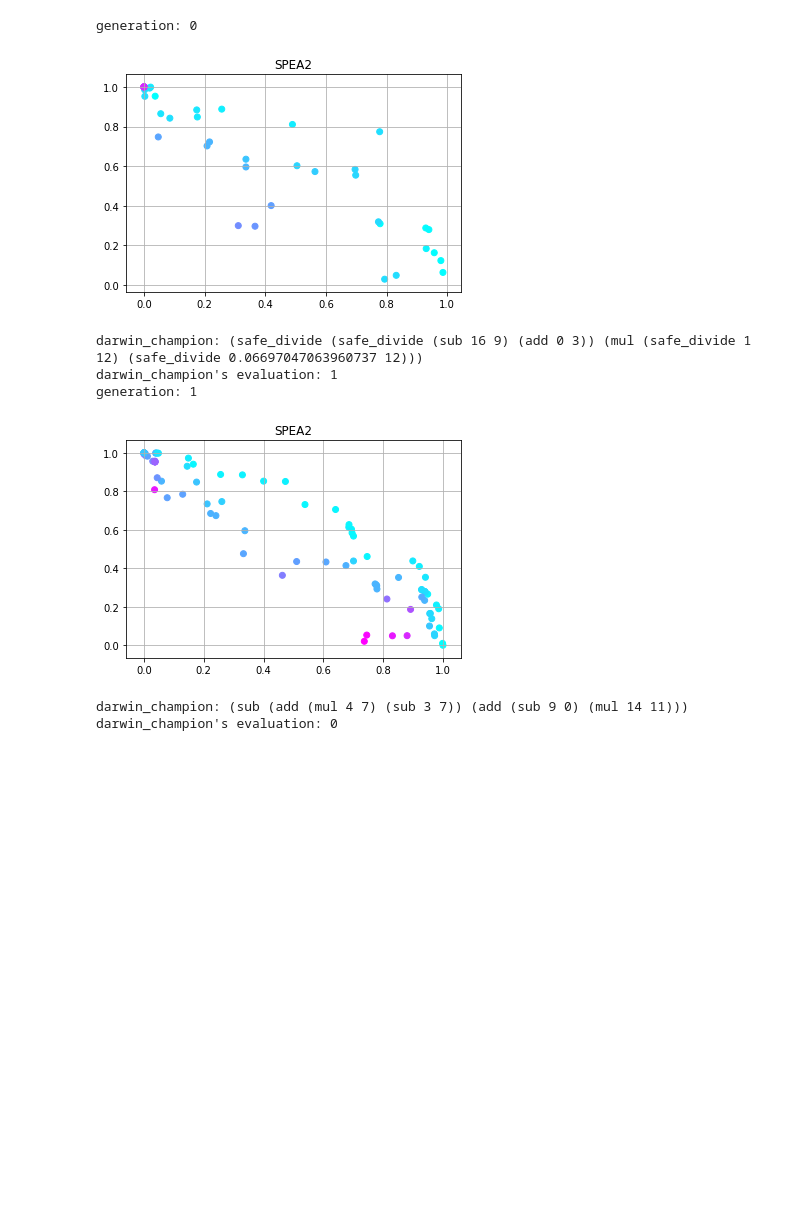
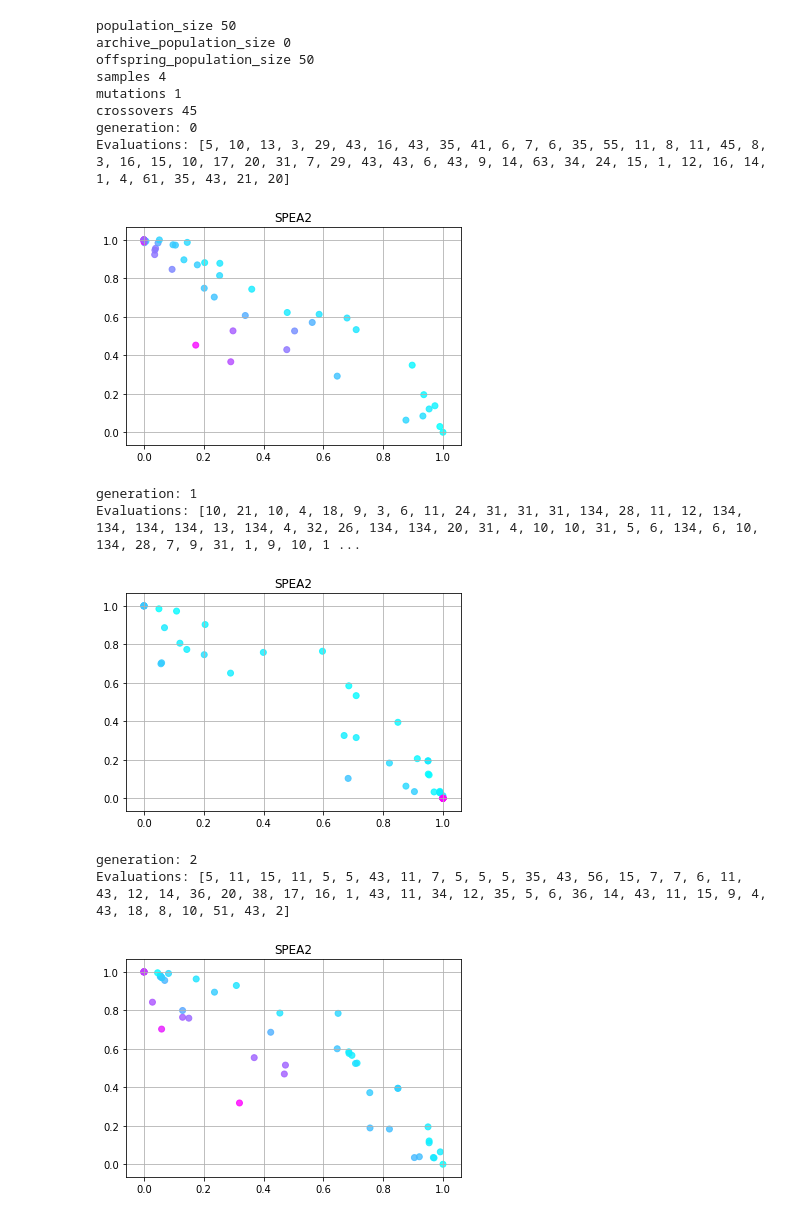
Before and after one commit to 33fred33/Machine-Learning-Algorithms-Hand-Implementation, a Jupyter notebook: MOPG.ipynb, the cells around one changed output. Cells and saved outputs as stored; diff of their text form; code cells hidden in the pictures; blank space fills up the shorter version.

```diff
--- a/MOPG.ipynb
+++ b/MOPG.ipynb
@@ -19,7 +17,7 @@ y = np.array(y)
 # %%
 #Function tools
 def feature_extractor(image, box_size = 6, stride = 6, ignore_borders = 2):
-    """Receives a numpy matrix as image, returns mean and standard deviation for every squared box"""
+    """Receives a numpy matrix as image, returns mean and standard deviation for every squared box in a list"""
     features = []
     image = image[ ignore_borders : -ignore_borders , ignore_borders : -ignore_borders]
     horizontal_jumps = int((image.shape[0] - box_size) / stride)
@@ -34,11 +32,11 @@ def feature_extractor(image, box_size = 6, stride = 6, ignore_borders = 2):
     return np.array(features)
 
 def colored_plot(x,y, values, title = "", colormap = "cool"):
-    """points are x,y pairs, values are used for colors"""
+    """points are x, y pairs, values are used for graduated coloring"""
     max_value = max(values)
     min_value = min(values)
-    colors = [(value - min_value) / (max_value - min_value) for value in values]
-    plt.scatter(x, y, c = colors, cmap = colormap)
+    colors = [1 - (value - min_value) / (max_value - min_value) for value in values]
+    plt.scatter(x, y, c = colors, cmap = colormap, alpha = 0.6)
     plt.title(title)
     plt.grid()
     plt.show()
@@ -125,6 +123,7 @@ def evaluate_fitness_SPEA2(nodes, test = False):
         evaluations.append(sum([strenghts[j] if positive_accuracies[i] <= positive_accuracies[j]
                                 and negative_accuracies[i] <= negative_accuracies[j]
                                 else 0 for j in range(population_size)]) + 1)
+    print("Evaluations:", evaluations)
     if Logs: colored_plot(positive_accuracies, negative_accuracies, evaluations, title = "SPEA2", colormap = "cool")
     return evaluations
 
@@ -379,6 +426,6 @@ class GeneticAlgorithm:
 # %%
 #Genetic Algorithm variables
-population_size = 50
+population_size = 100
 generations = 30
 p_crossover = 0.9
 p_mutation = 0.02
@@ -408,16 +456,23 @@ individuals_fitness = Model.evaluate([individual.fenotype for individual in popu
 # %%
-ga = GeneticAlgorithm(population_size, generations, p_crossover, p_mutation, p_sample)
+ga = GeneticAlgorithm(population_size, generations, sampling_method = "weighted_random", mutation_ratio = p_mutation, sample_ratio = p_sample)
 dc,cs = ga.fit(Model)
 
 #Results
 print("Darwin champion:", dc)
 print("Darwin champion score:", cs)
 # %% [output]
+population_size 50
+archive_population_size 0
+offspring_population_size 50
+samples 4
+mutations 1
+crossovers 45
 generation: 0
+Evaluations: [5, 10, 13, 3, 29, 43, 16, 43, 35, 41, 6, 7, 6, 35, 55, 11, 8, 11, 45, 8, 3, 16, 15, 10, 17, 20, 31, 7, 29, 43, 43, 6, 43, 9, 14, 63, 34, 24, 15, 1, 12, 16, 14, 1, 4, 61, 35, 43, 21, 20]
-[figure, old version]
+[figure, new version]
-darwin_champion: (safe_divide (safe_divide (sub 16 9) (add 0 3)) (mul (safe_divide 1 12) (safe_divide 0.06697047063960737 12)))
-darwin_champion's evaluation: 1
 generation: 1
+Evaluations: [10, 21, 10, 4, 18, 9, 3, 6, 11, 24, 31, 31, 31, 134, 28, 11, 12, 134, 134, 134, 134, 13, 134, 4, 32, 26, 134, 134, 20, 31, 4, 10, 10, 31, 5, 6, 134, 6, 10, 134, 28, 7, 9, 31, 1, 9, 10, 1 ...
-[figure, old version]
+[figure, new version]
-darwin_champion: (sub (add (mul 4 7) (sub 3 7)) (add (sub 9 0) (mul 14 11)))
-darwin_champion's evaluation: 0
+generation: 2
+Evaluations: [5, 11, 15, 11, 5, 5, 43, 11, 7, 5, 5, 5, 35, 43, 56, 15, 7, 7, 6, 11, 43, 12, 14, 36, 20, 38, 17, 16, 1, 43, 11, 34, 12, 35, 5, 6, 36, 14, 43, 11, 15, 9, 4, 43, 18, 8, 10, 51, 43, 2]
+[figure, added]
```
Also changed, not shown: parts of 6 cells of this notebook.
